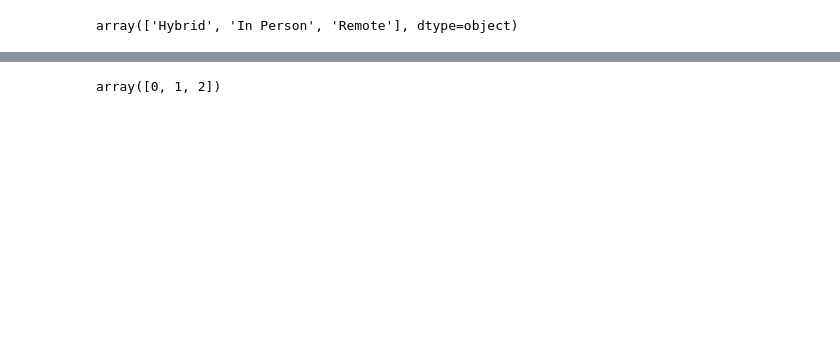
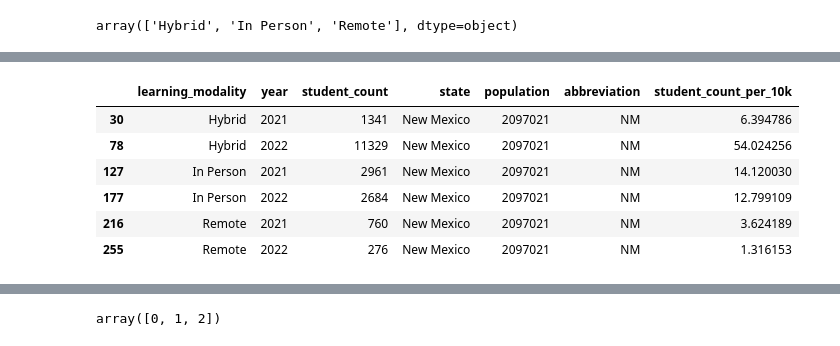
Before and after one commit to uzmabb182/Data602_Assignments, a Jupyter notebook: Final_Project_Data_602/data_602_machine_learning_analysis.ipynb, the cells around one changed output, grey strips where cells are left out. Cells and saved outputs as stored; diff of their text form; code cells hidden in the pictures; blank space fills up the shorter version.

```diff
--- a/Final_Project_Data_602/data_602_machine_learning_analysis.ipynb
+++ b/Final_Project_Data_602/data_602_machine_learning_analysis.ipynb
@@ -49 +60,11 @@ array(['Hybrid', 'In Person', 'Remote'], dtype=object)
+# %%
+modality_df.loc[modality_df['abbreviation'] == 'NM']
+# %% [output]
+|  | learning_modality | year | student_count | state | population | abbreviation | student_count_per_10k |
+| 30 | Hybrid | 2021 | 1341 | New Mexico | 2097021 | NM | 6.394786 |
+| 78 | Hybrid | 2022 | 11329 | New Mexico | 2097021 | NM | 54.024256 |
+| 127 | In Person | 2021 | 2961 | New Mexico | 2097021 | NM | 14.120030 |
+| 177 | In Person | 2022 | 2684 | New Mexico | 2097021 | NM | 12.799109 |
+| 216 | Remote | 2021 | 760 | New Mexico | 2097021 | NM | 3.624189 |
+| 255 | Remote | 2022 | 276 | New Mexico | 2097021 | NM | 1.316153 |
 # %%
```
Also changed, not shown: parts of 15 cells of this notebook.
